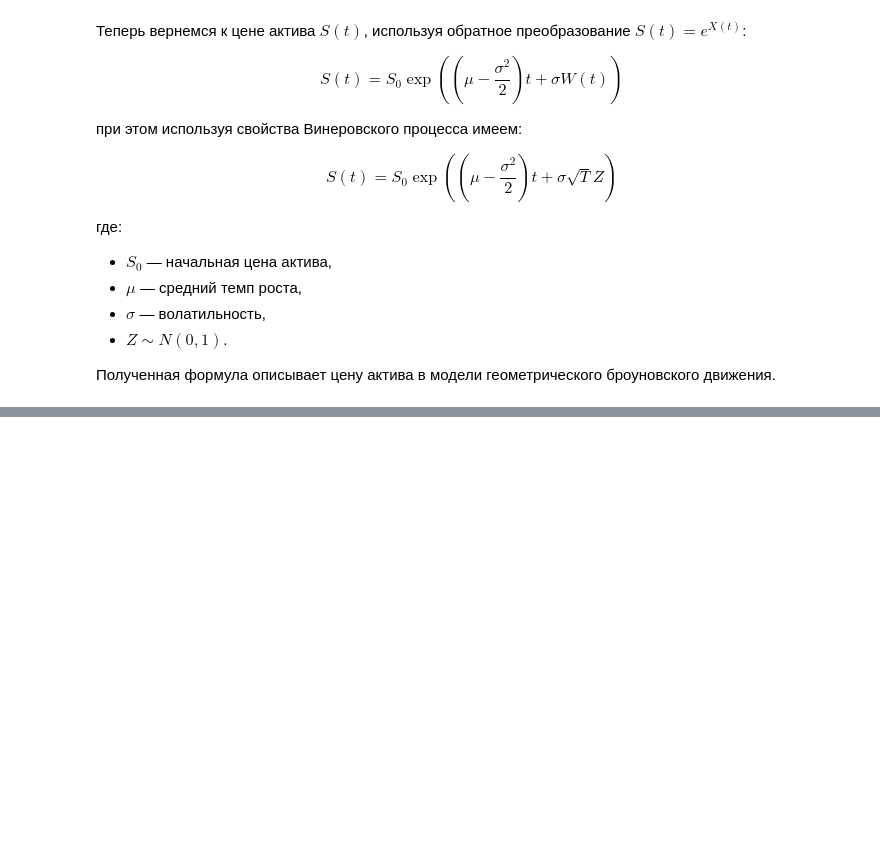
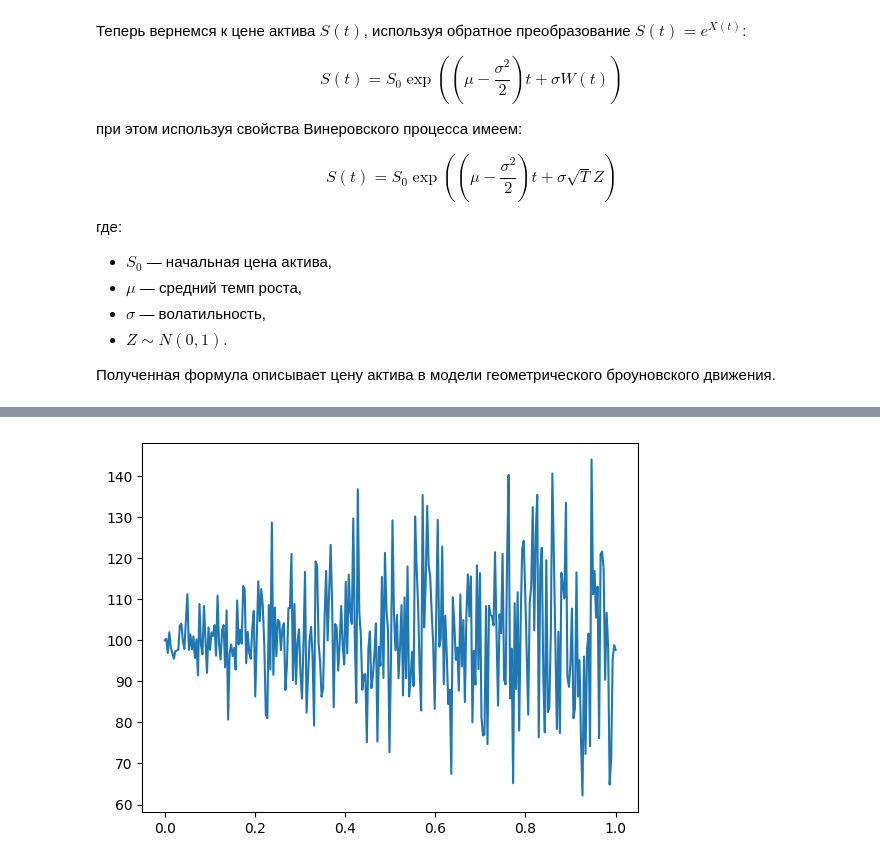
Before and after one commit to iameteron/hpc, a Jupyter notebook: lab2/monte_carlo_estimation.ipynb, the cells around one changed output, grey strips where cells are left out. Saved outputs shown, nothing was run; the diff lists cells and outputs as text; code cells hidden in the pictures; blank space fills up the shorter version.

```diff
--- a/lab2/monte_carlo_estimation.ipynb
+++ b/lab2/monte_carlo_estimation.ipynb
@@ -163,0 +162,7 @@ plot_trajectories(10, 100)
+# %%
+S0 = 100
+mu = 0
+
+plot_trajectories(1, 300)
+# %% [output]
+[figure, added]
```
Also changed, not shown: parts of 3 cells of this notebook, 2 other files.
